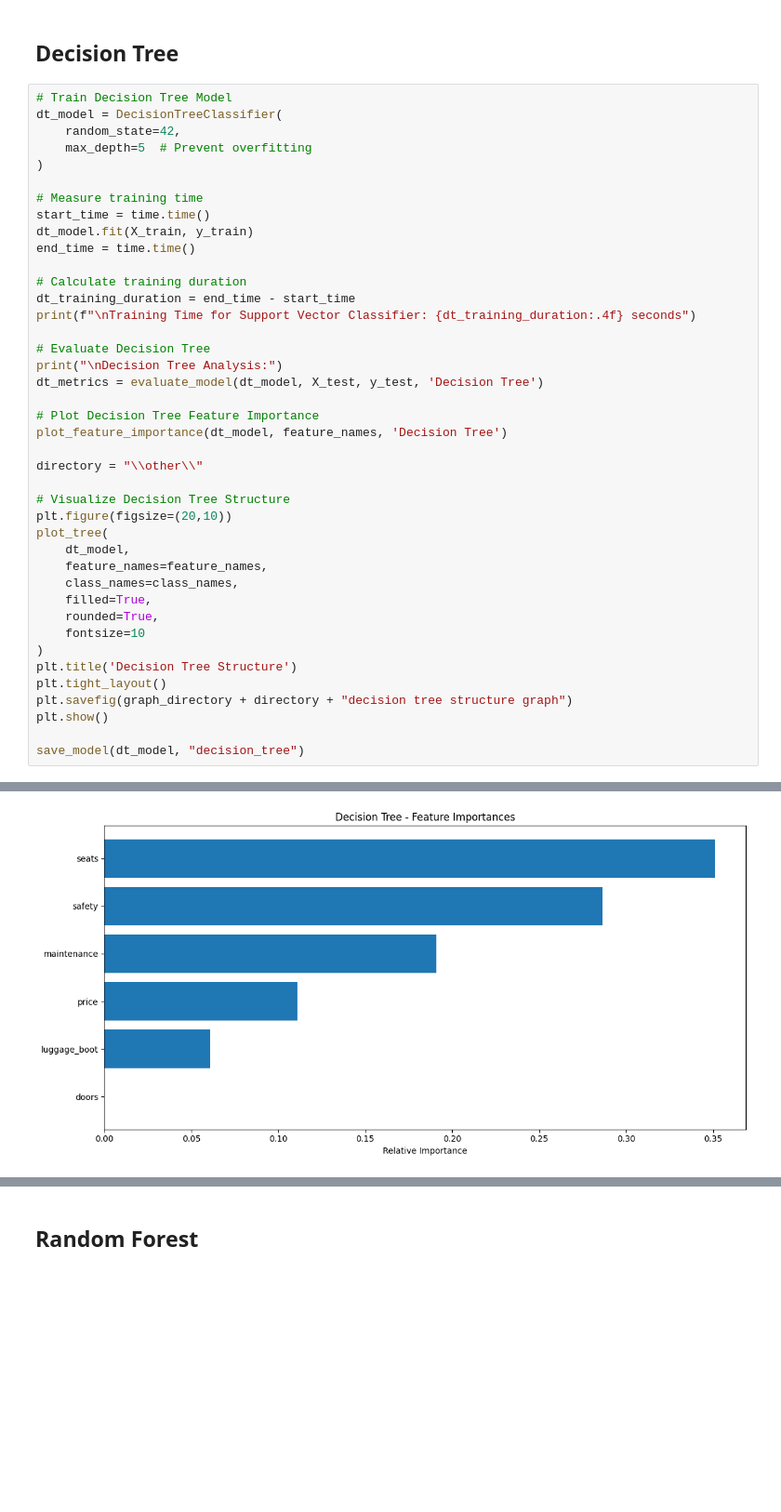
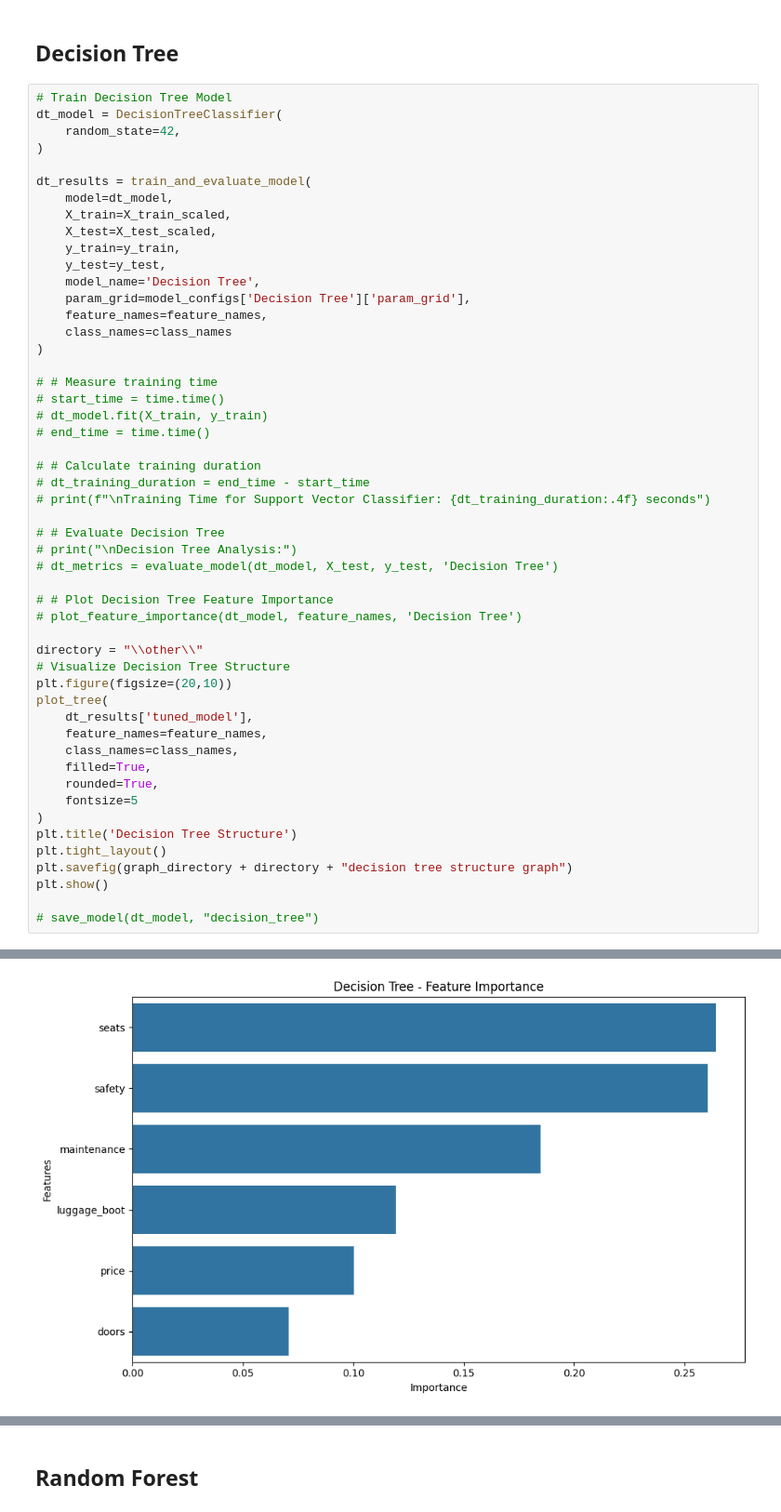
Before and after one commit to jovanovic-djo/car-value-score-prediction, a Jupyter notebook: notebooks/model_training.ipynb, the cells around one changed output, grey strips where cells are left out. Shown at 93% size. Saved outputs shown, nothing was run; the diff lists cells and outputs as text; blank space fills up the shorter version.

Commit message:
update results of several algorithms

```diff
--- a/notebooks/model_training.ipynb
+++ b/notebooks/model_training.ipynb
@@ -415,41 +415,51 @@ weighted avg       0.82      0.84      0.82       346
 # Train Decision Tree Model
 dt_model = DecisionTreeClassifier(
     random_state=42,
-    max_depth=5  # Prevent overfitting
 )
 
-# Measure training time
-start_time = time.time()
-dt_model.fit(X_train, y_train)
-end_time = time.time()
+dt_results = train_and_evaluate_model(
+    model=dt_model,
+    X_train=X_train_scaled,
+    X_test=X_test_scaled,
+    y_train=y_train,
+    y_test=y_test,
+    model_name='Decision Tree',
+    param_grid=model_configs['Decision Tree']['param_grid'],
+    feature_names=feature_names,
+    class_names=class_names
+)
 
-# Calculate training duration
-dt_training_duration = end_time - start_time
-print(f"\nTraining Time for Support Vector Classifier: {dt_training_duration:.4f} seconds")
+# # Measure training time
+# start_time = time.time()
+# dt_model.fit(X_train, y_train)
+# end_time = time.time()
 
-# Evaluate Decision Tree
-print("\nDecision Tree Analysis:")
-dt_metrics = evaluate_model(dt_model, X_test, y_test, 'Decision Tree')
+# # Calculate training duration
+# dt_training_duration = end_time - start_time
+# print(f"\nTraining Time for Support Vector Classifier: {dt_training_duration:.4f} seconds")
 
-# Plot Decision Tree Feature Importance
-plot_feature_importance(dt_model, feature_names, 'Decision Tree')
+# # Evaluate Decision Tree
+# print("\nDecision Tree Analysis:")
+# dt_metrics = evaluate_model(dt_model, X_test, y_test, 'Decision Tree')
+
+# # Plot Decision Tree Feature Importance
+# plot_feature_importance(dt_model, feature_names, 'Decision Tree')
 
 directory = "\\other\\"
-
 # Visualize Decision Tree Structure
 plt.figure(figsize=(20,10))
 plot_tree(
-    dt_model,
+    dt_results['tuned_model'],
     feature_names=feature_names,
     class_names=class_names,
     filled=True,
     rounded=True,
-    fontsize=10
+    fontsize=5
 )
 plt.title('Decision Tree Structure')
 plt.tight_layout()
 plt.savefig(graph_directory + directory + "decision tree structure graph")
 plt.show()
 
-save_model(dt_model, "decision_tree")
+# save_model(dt_model, "decision_tree")
 # %% [output]
@@ -474 +484 @@ weighted avg       0.84      0.87      0.85       346
-[figure, old version]
+[figure, new version]
```
Also changed, not shown: parts of 2 cells of this notebook, 4 other files.
